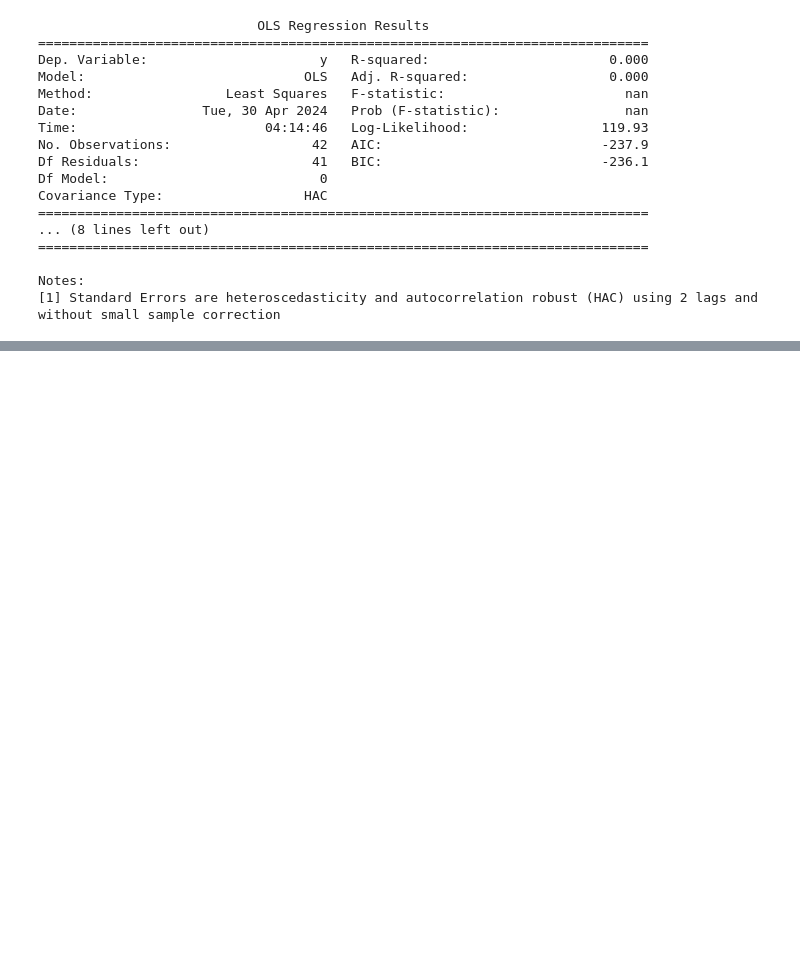
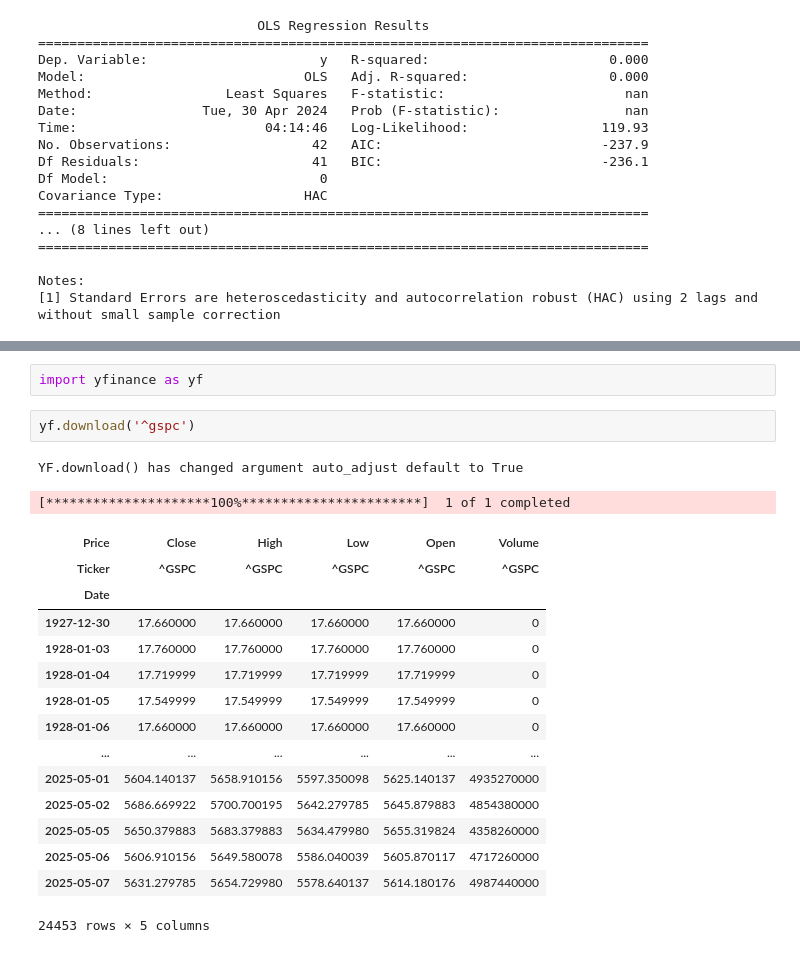
Before and after one commit to quetion/time_series_SCU, a Jupyter notebook: TS_Ch4_預測表現之評估_code.ipynb, the cells around one changed output, grey strips where cells are left out. Saved outputs shown, nothing was run; the diff lists cells and outputs as text; blank space fills up the shorter version.

```diff
--- a/TS_Ch4_預測表現之評估_code.ipynb
+++ b/TS_Ch4_預測表現之評估_code.ipynb
@@ -287,0 +390,22 @@ Notes:
+# %%
+import yfinance as yf
+# %%
+yf.download('^gspc')
+# %% [output]
+YF.download() has changed argument auto_adjust default to True
+[*********************100%***********************]  1 of 1 completed
+| Price | Close | High | Low | Open | Volume |
+| Ticker | ^GSPC | ^GSPC | ^GSPC | ^GSPC | ^GSPC |
+| Date |  |  |  |  |  |
+| 1927-12-30 | 17.660000 | 17.660000 | 17.660000 | 17.660000 | 0 |
+| 1928-01-03 | 17.760000 | 17.760000 | 17.760000 | 17.760000 | 0 |
+| 1928-01-04 | 17.719999 | 17.719999 | 17.719999 | 17.719999 | 0 |
+| 1928-01-05 | 17.549999 | 17.549999 | 17.549999 | 17.549999 | 0 |
+| 1928-01-06 | 17.660000 | 17.660000 | 17.660000 | 17.660000 | 0 |
+| ... | ... | ... | ... | ... | ... |
+| 2025-05-01 | 5604.140137 | 5658.910156 | 5597.350098 | 5625.140137 | 4935270000 |
+| 2025-05-02 | 5686.669922 | 5700.700195 | 5642.279785 | 5645.879883 | 4854380000 |
+| 2025-05-05 | 5650.379883 | 5683.379883 | 5634.479980 | 5655.319824 | 4358260000 |
+| 2025-05-06 | 5606.910156 | 5649.580078 | 5586.040039 | 5605.870117 | 4717260000 |
+| 2025-05-07 | 5631.279785 | 5654.729980 | 5578.640137 | 5614.180176 | 4987440000 |
+24453 rows × 5 columns
```
Also changed, not shown: parts of 18 cells of this notebook.
